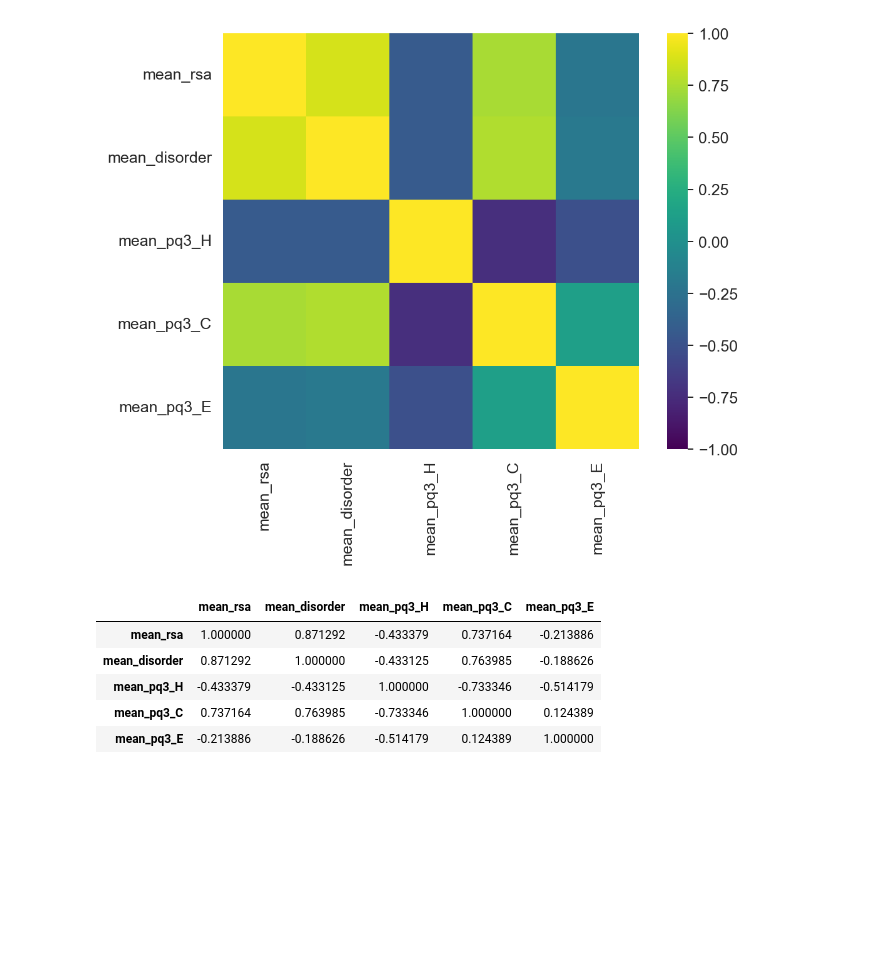
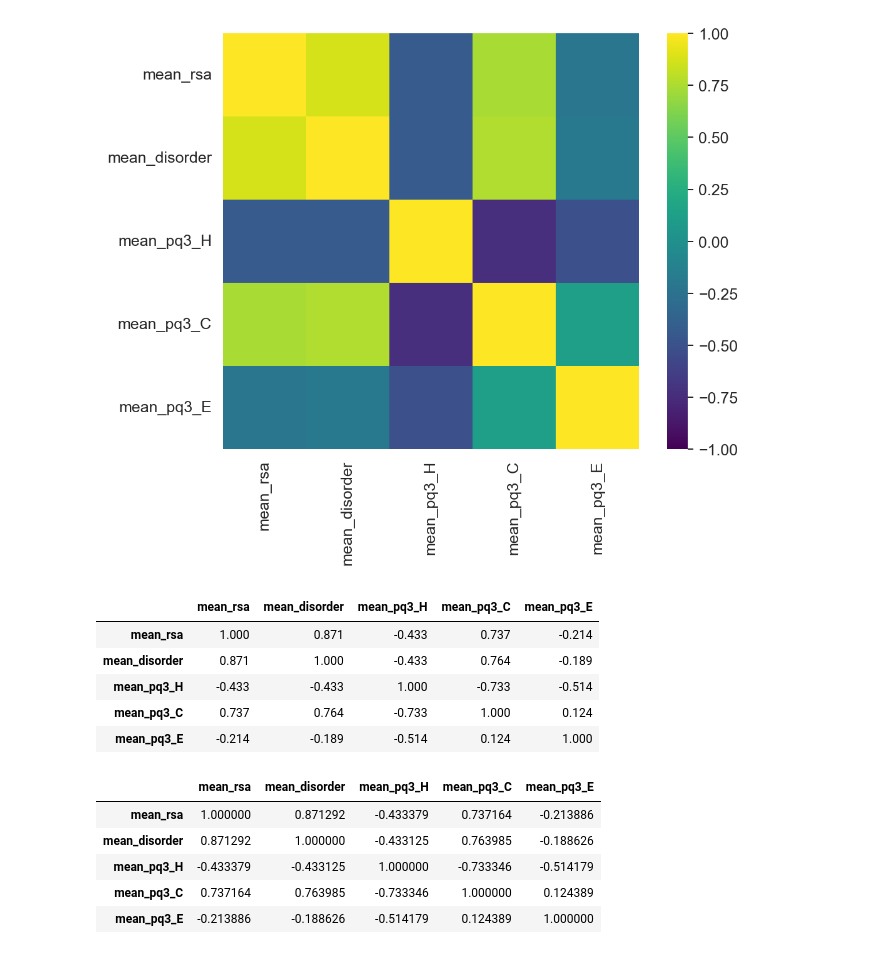
Before and after one commit to richieYT-wan/PyNNalign, a Jupyter notebook: notebooks/250114_MeanStructChecks.ipynb, the cells around one changed output. Cells and saved outputs as stored; diff of their text form; code cells hidden in the pictures; blank space fills up the shorter version.

```diff
--- a/notebooks/250114_MeanStructChecks.ipynb
+++ b/notebooks/250114_MeanStructChecks.ipynb
@@ -132,6 +121,15 @@ sns.heatmap(corr, square=True, cmap='viridis', vmin=-1, vmax=1, center=0, annot=
 # %% [output]
 <Axes: >
 [figure]
+# %%
+corr.round(3)
+# %% [output]
+|  | mean_rsa | mean_disorder | mean_pq3_H | mean_pq3_C | mean_pq3_E |
+| mean_rsa | 1.000 | 0.871 | -0.433 | 0.737 | -0.214 |
+| mean_disorder | 0.871 | 1.000 | -0.433 | 0.764 | -0.189 |
+| mean_pq3_H | -0.433 | -0.433 | 1.000 | -0.733 | -0.514 |
+| mean_pq3_C | 0.737 | 0.764 | -0.733 | 1.000 | 0.124 |
+| mean_pq3_E | -0.214 | -0.189 | -0.514 | 0.124 | 1.000 |
 # %%
 corr
 # %% [output]
```
Also changed, not shown: parts of 36 cells of this notebook, 6 other files.
